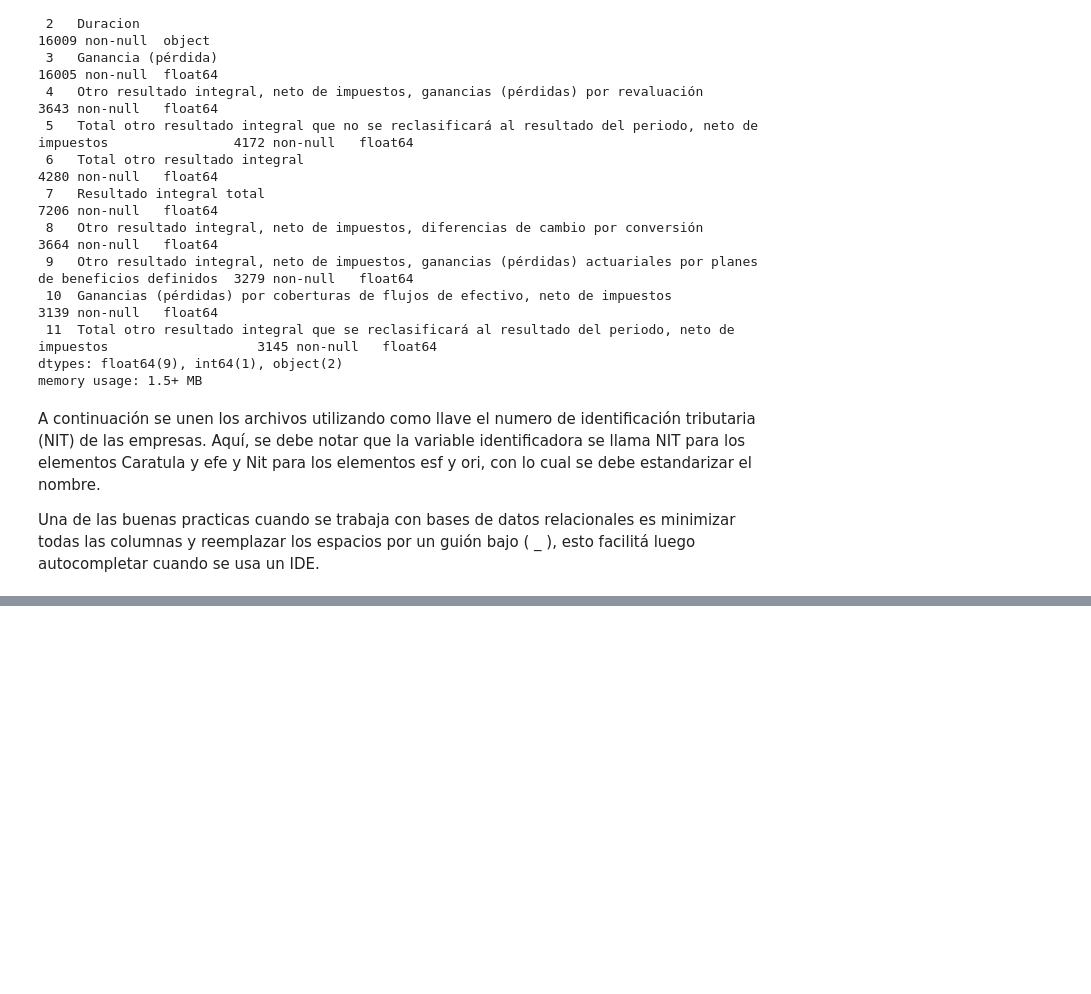
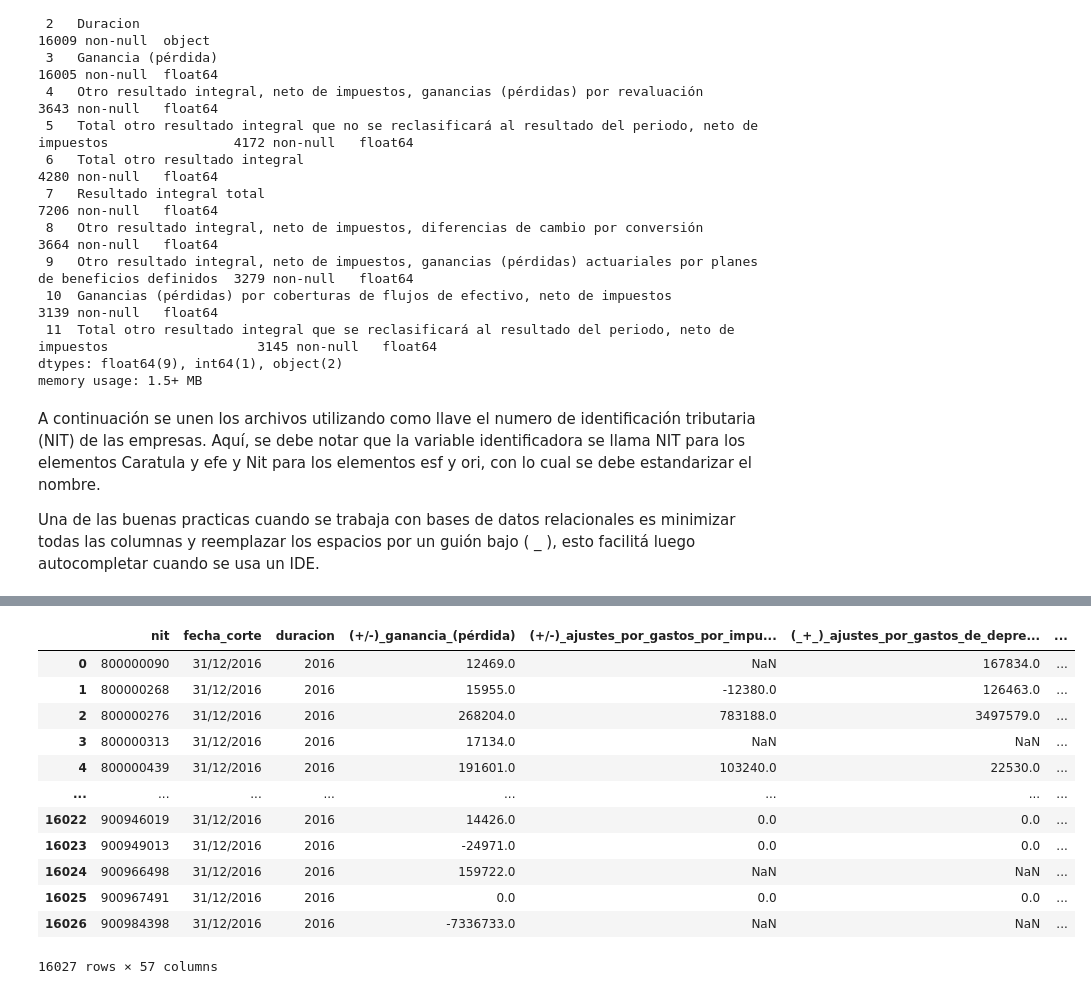
Before and after one commit to dfbeltran/cursotomadecisiones, a Jupyter notebook: 4. Análisis_clúster_y_análisis_de_anomalías.ipynb, the cells around one changed output, grey strips where cells are left out. Saved outputs shown, nothing was run; the diff lists cells and outputs as text; code cells hidden in the pictures; blank space fills up the shorter version.

Commit message:
Final dataframe done

```diff
--- a/4. Análisis_clúster_y_análisis_de_anomalías.ipynb
+++ b/4. Análisis_clúster_y_análisis_de_anomalías.ipynb
@@ -214,0 +211,16 @@ caratula.head(1)
+# %%
+efe
+# %% [output]
+|  | nit | fecha_corte | duracion | (+/-)_ganancia_(pérdida) | (+/-)_ajustes_por_gastos_por_impu... | (_+_)_ajustes_por_gastos_de_depre... | ... |
+| 0 | 800000090 | 31/12/2016 | 2016 | 12469.0 | NaN | 167834.0 | ... |
+| 1 | 800000268 | 31/12/2016 | 2016 | 15955.0 | -12380.0 | 126463.0 | ... |
+| 2 | 800000276 | 31/12/2016 | 2016 | 268204.0 | 783188.0 | 3497579.0 | ... |
+| 3 | 800000313 | 31/12/2016 | 2016 | 17134.0 | NaN | NaN | ... |
+| 4 | 800000439 | 31/12/2016 | 2016 | 191601.0 | 103240.0 | 22530.0 | ... |
+| ... | ... | ... | ... | ... | ... | ... | ... |
+| 16022 | 900946019 | 31/12/2016 | 2016 | 14426.0 | 0.0 | 0.0 | ... |
+| 16023 | 900949013 | 31/12/2016 | 2016 | -24971.0 | 0.0 | 0.0 | ... |
+| 16024 | 900966498 | 31/12/2016 | 2016 | 159722.0 | NaN | NaN | ... |
+| 16025 | 900967491 | 31/12/2016 | 2016 | 0.0 | 0.0 | 0.0 | ... |
+| 16026 | 900984398 | 31/12/2016 | 2016 | -7336733.0 | NaN | NaN | ... |
+16027 rows × 57 columns
```
Also changed, not shown: parts of 9 cells of this notebook.
